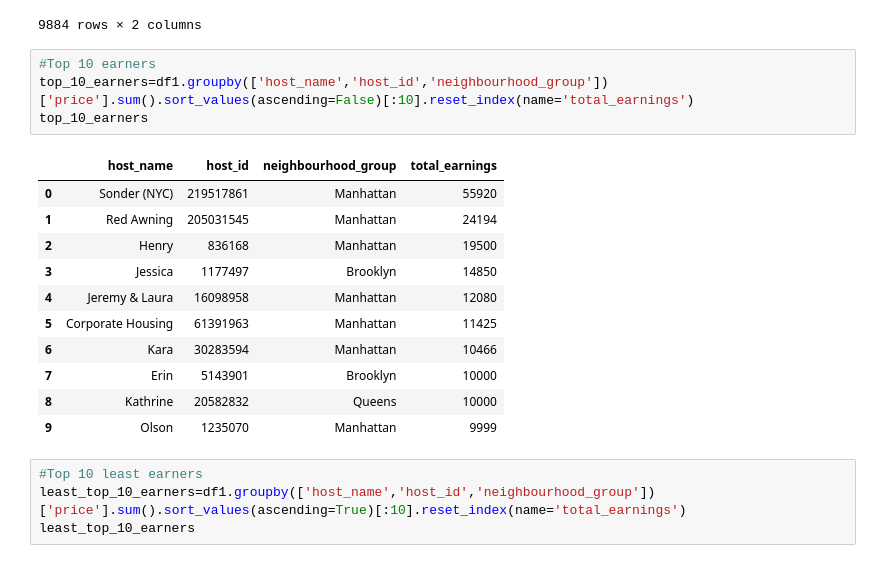
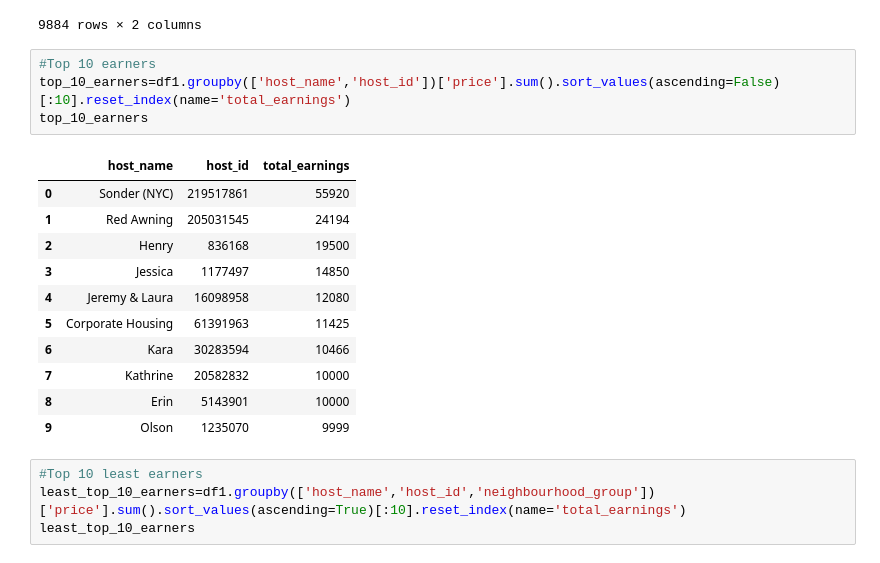
Before and after one commit to Rohan30/Rohan30, a Jupyter notebook: ABNB_Bookings_Analysis.ipynb, the cells around one changed output. Drawn from its saved outputs; the diff is of its cells as text.

```diff
--- a/ABNB_Bookings_Analysis.ipynb
+++ b/ABNB_Bookings_Analysis.ipynb
@@ -473,20 +474,20 @@ host_listings
 9884 rows × 2 columns
 # %%
 #Top 10 earners
-top_10_earners=df1.groupby(['host_name','host_id','neighbourhood_group'])['price'].sum().sort_values(ascending=False)[:10].reset_index(name='total_earnings')
+top_10_earners=df1.groupby(['host_name','host_id'])['price'].sum().sort_values(ascending=False)[:10].reset_index(name='total_earnings')
 top_10_earners
 # %% [output]
-|  | host_name | host_id | neighbourhood_group | total_earnings |
-| 0 | Sonder (NYC) | 219517861 | Manhattan | 55920 |
-| 1 | Red Awning | 205031545 | Manhattan | 24194 |
-| 2 | Henry | 836168 | Manhattan | 19500 |
-| 3 | Jessica | 1177497 | Brooklyn | 14850 |
-| 4 | Jeremy & Laura | 16098958 | Manhattan | 12080 |
-| 5 | Corporate Housing | 61391963 | Manhattan | 11425 |
-| 6 | Kara | 30283594 | Manhattan | 10466 |
-| 7 | Erin | 5143901 | Brooklyn | 10000 |
-| 8 | Kathrine | 20582832 | Queens | 10000 |
-| 9 | Olson | 1235070 | Manhattan | 9999 |
+|  | host_name | host_id | total_earnings |
+| 0 | Sonder (NYC) | 219517861 | 55920 |
+| 1 | Red Awning | 205031545 | 24194 |
+| 2 | Henry | 836168 | 19500 |
+| 3 | Jessica | 1177497 | 14850 |
+| 4 | Jeremy & Laura | 16098958 | 12080 |
+| 5 | Corporate Housing | 61391963 | 11425 |
+| 6 | Kara | 30283594 | 10466 |
+| 7 | Kathrine | 20582832 | 10000 |
+| 8 | Erin | 5143901 | 10000 |
+| 9 | Olson | 1235070 | 9999 |
 # %%
 #Top 10 least earners
 least_top_10_earners=df1.groupby(['host_name','host_id','neighbourhood_group'])['price'].sum().sort_values(ascending=True)[:10].reset_index(name='total_earnings')
```
Also changed, not shown: parts of 52 cells of this notebook.
